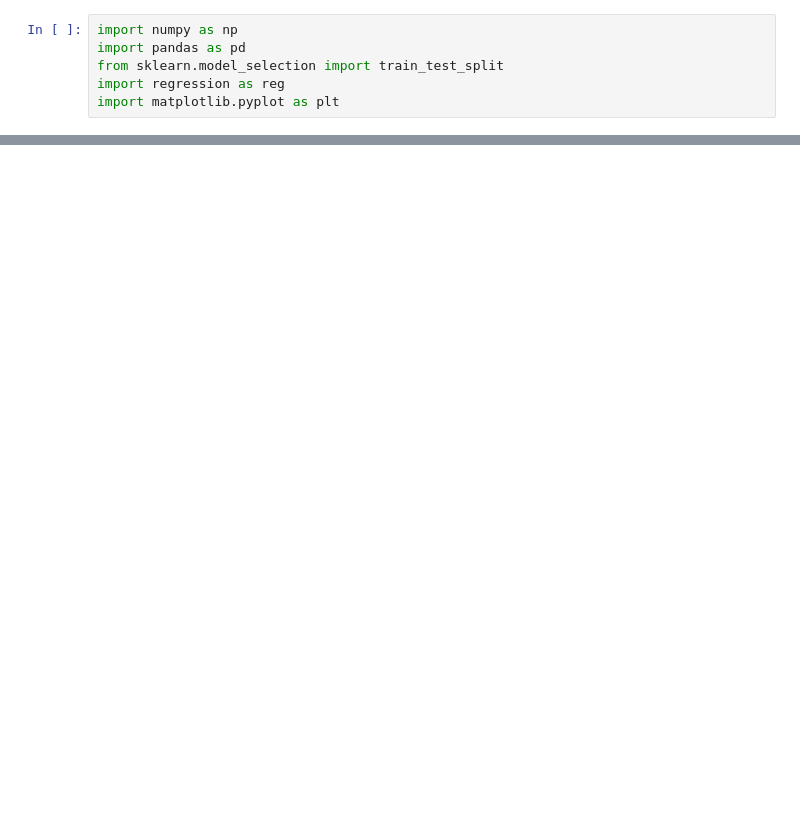
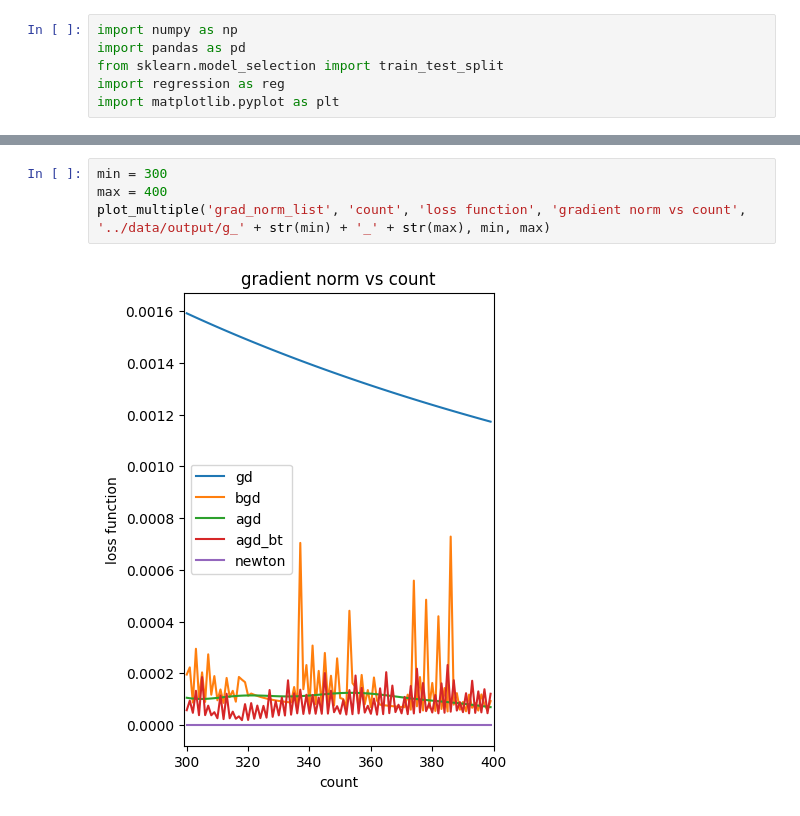
Before and after one commit to batman0911/regression_algorithm, a Jupyter notebook: kc_house/visual.ipynb, the cells around one changed output, grey strips where cells are left out. Cells and saved outputs as stored; diff of their text form; blank space fills up the shorter version.

```diff
--- a/kc_house/visual.ipynb
+++ b/kc_house/visual.ipynb
@@ -33,0 +36,6 @@ plot_multiple('loss_func_list', 'count', 'loss function', 'loss function vs coun
+# %%
+min = 300
+max = 400
+plot_multiple('grad_norm_list', 'count', 'loss function', 'gradient norm vs count', '../data/output/g_' + str(min) + '_' + str(max), min, max)
+# %% [output]
+[figure, added]
```
Also changed, not shown: parts of 2 cells of this notebook, 11 other files.
